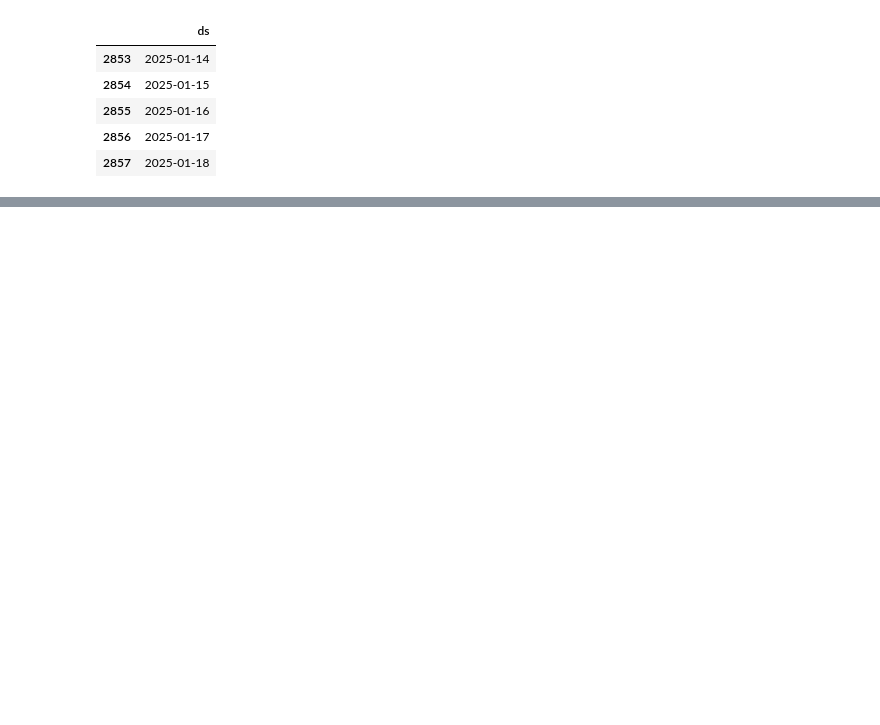
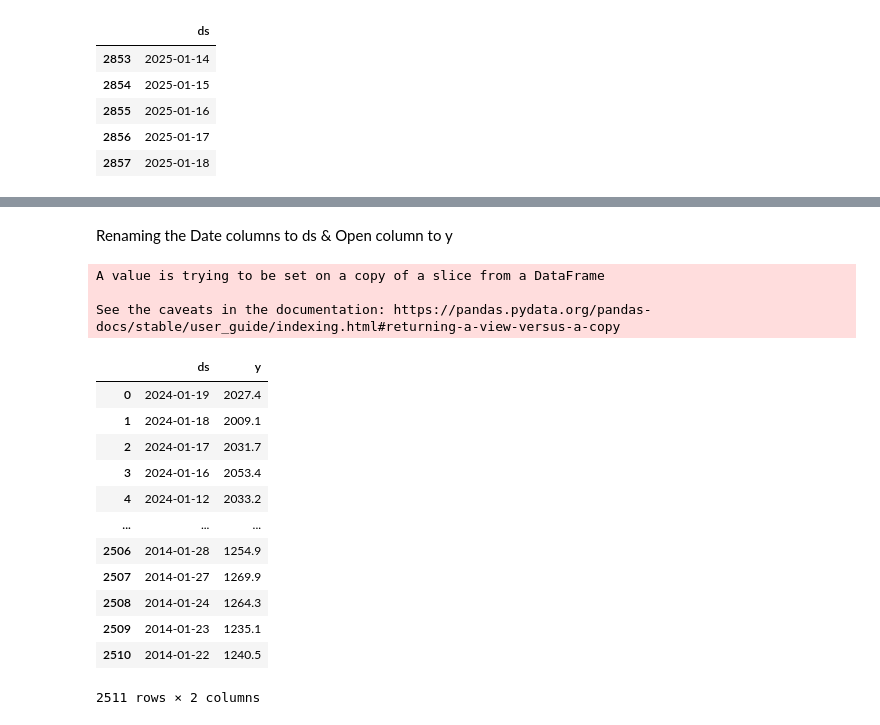
Before and after one commit to shivank124/Kaggle, a Jupyter notebook: gold-stock-prize.ipynb, the cells around one changed output, grey strips where cells are left out. Saved outputs shown, nothing was run; the diff lists cells and outputs as text; code cells hidden in the pictures; blank space fills up the shorter version.

```diff
--- a/gold-stock-prize.ipynb
+++ b/gold-stock-prize.ipynb
@@ -332,0 +352,22 @@ Discarding nonzero nanoseconds in conversion.
+# %% [markdown]
+Renaming the Date columns to ds & Open column to y
+# %%
+df_open.rename(columns={'Date':'ds','Open':'y'},inplace=True)
+df_open
+# %% [output]
+A value is trying to be set on a copy of a slice from a DataFrame
+
+See the caveats in the documentation: https://pandas.pydata.org/pandas-docs/stable/user_guide/indexing.html#returning-a-view-versus-a-copy
+|  | ds | y |
+| 0 | 2024-01-19 | 2027.4 |
+| 1 | 2024-01-18 | 2009.1 |
+| 2 | 2024-01-17 | 2031.7 |
+| 3 | 2024-01-16 | 2053.4 |
+| 4 | 2024-01-12 | 2033.2 |
+| ... | ... | ... |
+| 2506 | 2014-01-28 | 1254.9 |
+| 2507 | 2014-01-27 | 1269.9 |
+| 2508 | 2014-01-24 | 1264.3 |
+| 2509 | 2014-01-23 | 1235.1 |
+| 2510 | 2014-01-22 | 1240.5 |
+2511 rows × 2 columns
```
Also changed, not shown: parts of 12 cells of this notebook.
